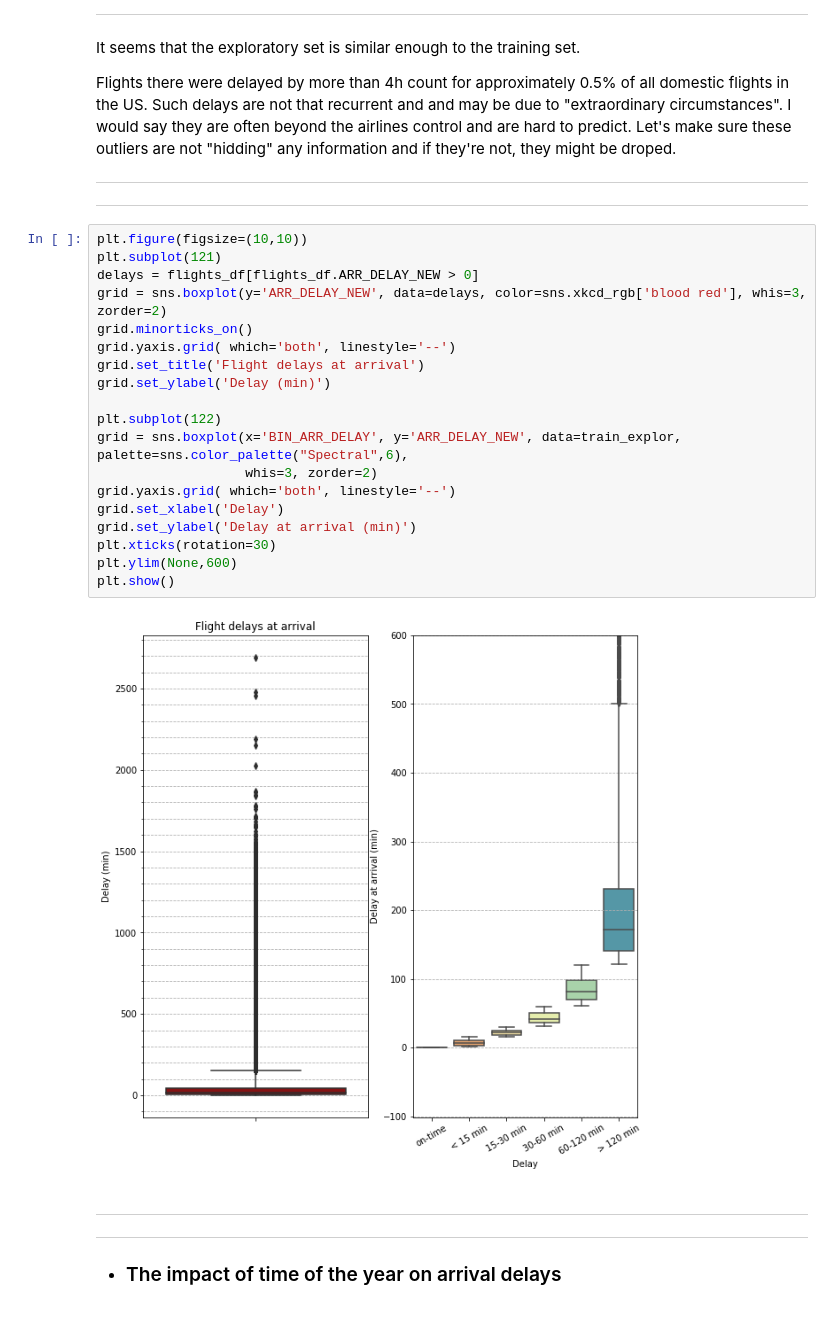
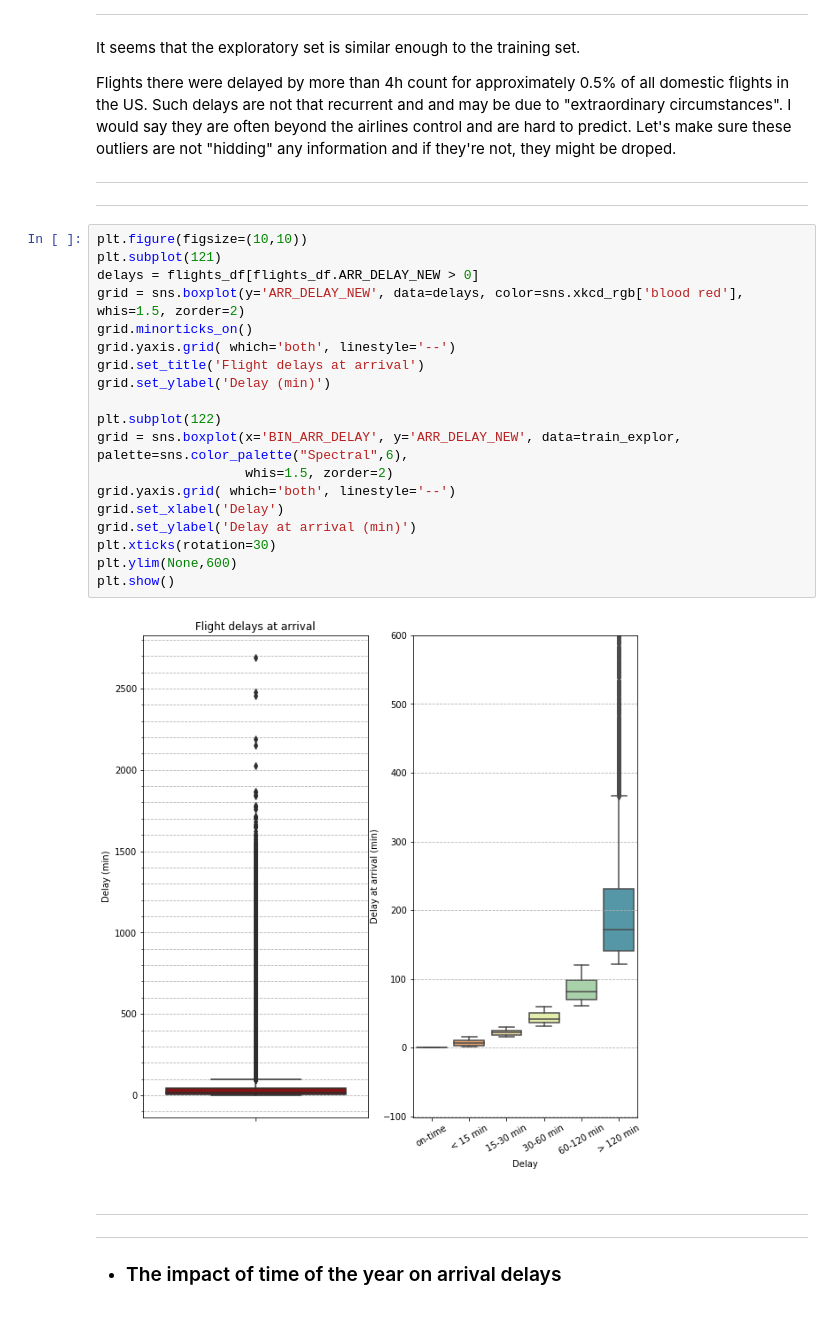
Before and after one commit to lubepe/PredictingFlightDelays, a Jupyter notebook: Predicting flight delays.ipynb, the cells around one changed output. Drawn from its saved outputs; the diff is of its cells as text.

```diff
--- a/Predicting flight delays.ipynb
+++ b/Predicting flight delays.ipynb
@@ -687,24 +686,24 @@ Flights there were delayed by more than 4h count for approximately 0.5% of all d
 # %%
 plt.figure(figsize=(10,10))
 plt.subplot(121)
 delays = flights_df[flights_df.ARR_DELAY_NEW > 0]
-grid = sns.boxplot(y='ARR_DELAY_NEW', data=delays, color=sns.xkcd_rgb['blood red'], whis=3, zorder=2)
+grid = sns.boxplot(y='ARR_DELAY_NEW', data=delays, color=sns.xkcd_rgb['blood red'], whis=1.5, zorder=2)
 grid.minorticks_on()
 grid.yaxis.grid( which='both', linestyle='--')
 grid.set_title('Flight delays at arrival')
 grid.set_ylabel('Delay (min)')
 
 plt.subplot(122)
 grid = sns.boxplot(x='BIN_ARR_DELAY', y='ARR_DELAY_NEW', data=train_explor, palette=sns.color_palette("Spectral",6),
-                   whis=3, zorder=2)
+                   whis=1.5, zorder=2)
 grid.yaxis.grid( which='both', linestyle='--')
 grid.set_xlabel('Delay')
 grid.set_ylabel('Delay at arrival (min)')
 plt.xticks(rotation=30)
 plt.ylim(None,600)
 plt.show()
 # %% [output]
-[figure, old version]
+[figure, new version]
 # %% [markdown]
 -----
 -----
```
Also changed, not shown: parts of 32 cells of this notebook.
